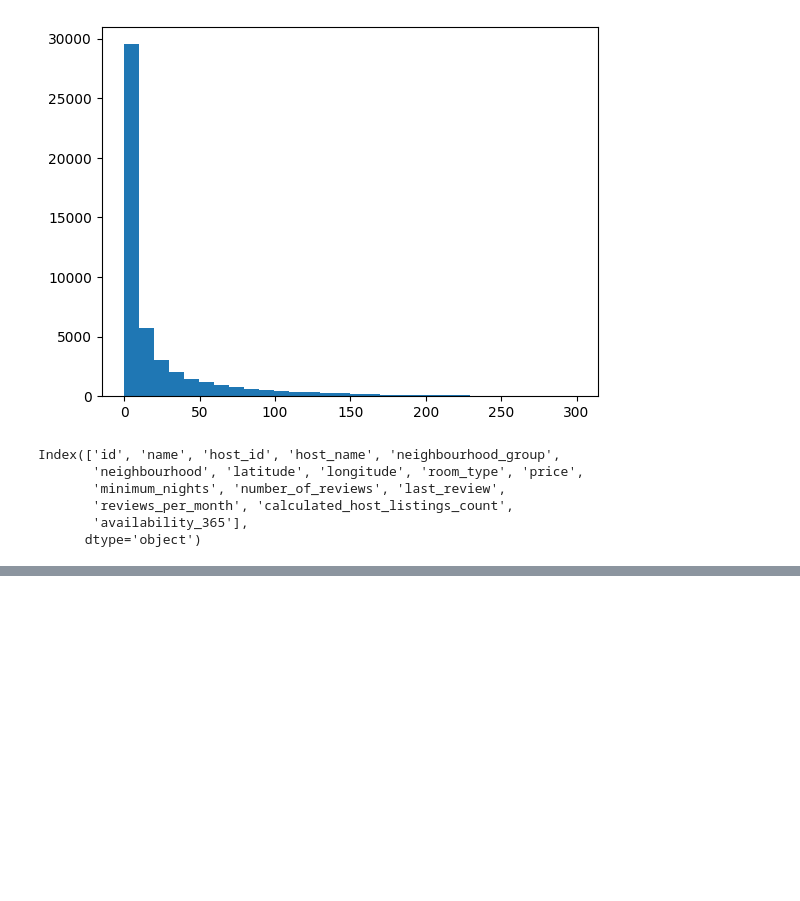
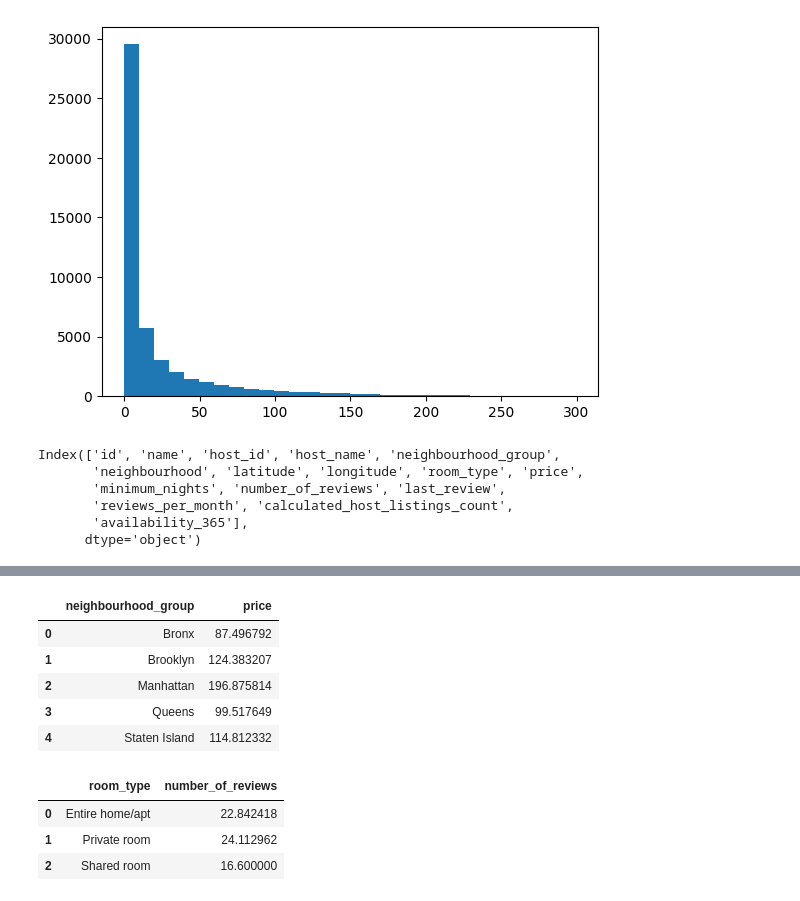
Before and after one commit to Gcango/Analise_da_BD_Imoveis_SOIMOVE, a Jupyter notebook: Analise_daBD_Imoveis.ipynb, the cells around one changed output, grey strips where cells are left out. Drawn from its saved outputs; the diff is of its cells as text; code cells hidden in the pictures; blank space fills up the shorter version.

```diff
--- a/Analise_daBD_Imoveis.ipynb
+++ b/Analise_daBD_Imoveis.ipynb
@@ -168,0 +245,19 @@ Index(['id', 'name', 'host_id', 'host_name', 'neighbourhood_group',
+# %%
+#n) - Qual é o Preço médio do aluguel por região?
+
+dados[['price','neighbourhood_group']].groupby('neighbourhood_group').mean().reset_index()
+# %% [output]
+|  | neighbourhood_group | price |
+| 0 | Bronx | 87.496792 |
+| 1 | Brooklyn | 124.383207 |
+| 2 | Manhattan | 196.875814 |
+| 3 | Queens | 99.517649 |
+| 4 | Staten Island | 114.812332 |
+# %%
+#o) - Qual é o Número de avaliações média por tipo de quarto.
+dados[['number_of_reviews','room_type']].groupby('room_type').mean().reset_index()
+# %% [output]
+|  | room_type | number_of_reviews |
+| 0 | Entire home/apt | 22.842418 |
+| 1 | Private room | 24.112962 |
+| 2 | Shared room | 16.600000 |
```
Also changed, not shown: parts of 13 cells of this notebook.
